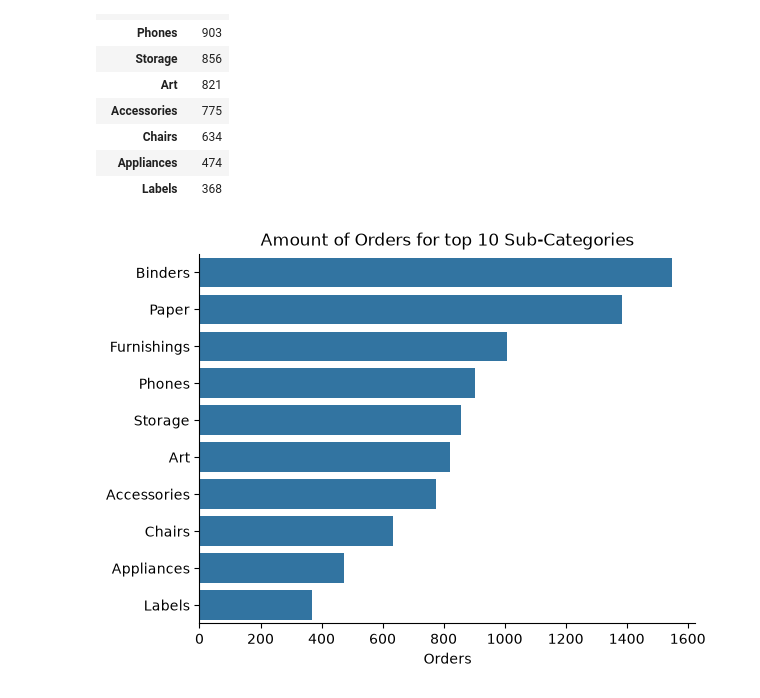
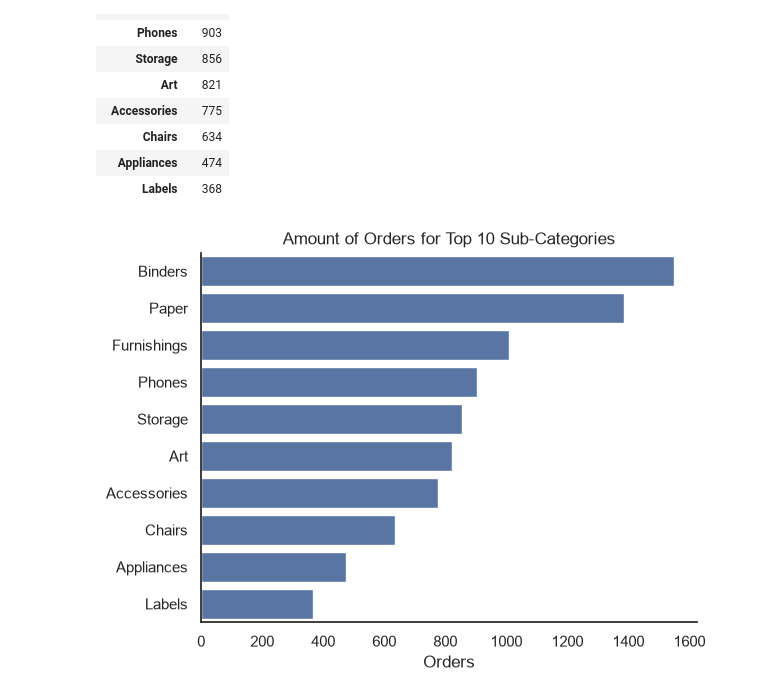
Before and after one commit to leonievera/Superstore_Sales_Analysis, a Jupyter notebook: 01_EDA.ipynb, the cells around one changed output. Cells and saved outputs as stored; diff of their text form; code cells hidden in the pictures.

```diff
--- a/01_EDA.ipynb
+++ b/01_EDA.ipynb
@@ -79,7 +91,8 @@ cities_orders
 # %%
 sns.barplot(data=cities_orders, x='count', y='City')
 sns.despine()
-plt.title('Amount of Orders for top 10 Cities')
+sns.set_style('white')
+plt.title('Amount of Orders for Top 10 Cities')
 plt.xlabel('Orders')
 plt.ylabel('')
 plt.show()
@@ -115,9 +128,10 @@ sub_categories_orders
 # %%
 sns.barplot(data=sub_categories_orders, x='count', y='Sub-Category')
 sns.despine()
-plt.title('Amount of Orders for top 10 Sub-Categories')
+sns.set_style('white')
+plt.title('Amount of Orders for Top 10 Sub-Categories')
 plt.xlabel('Orders')
 plt.ylabel('')
 plt.show()
 # %% [output]
-[figure, old version]
+[figure, new version]
```
Also changed, not shown: parts of 2 cells of this notebook, 5 other files.
